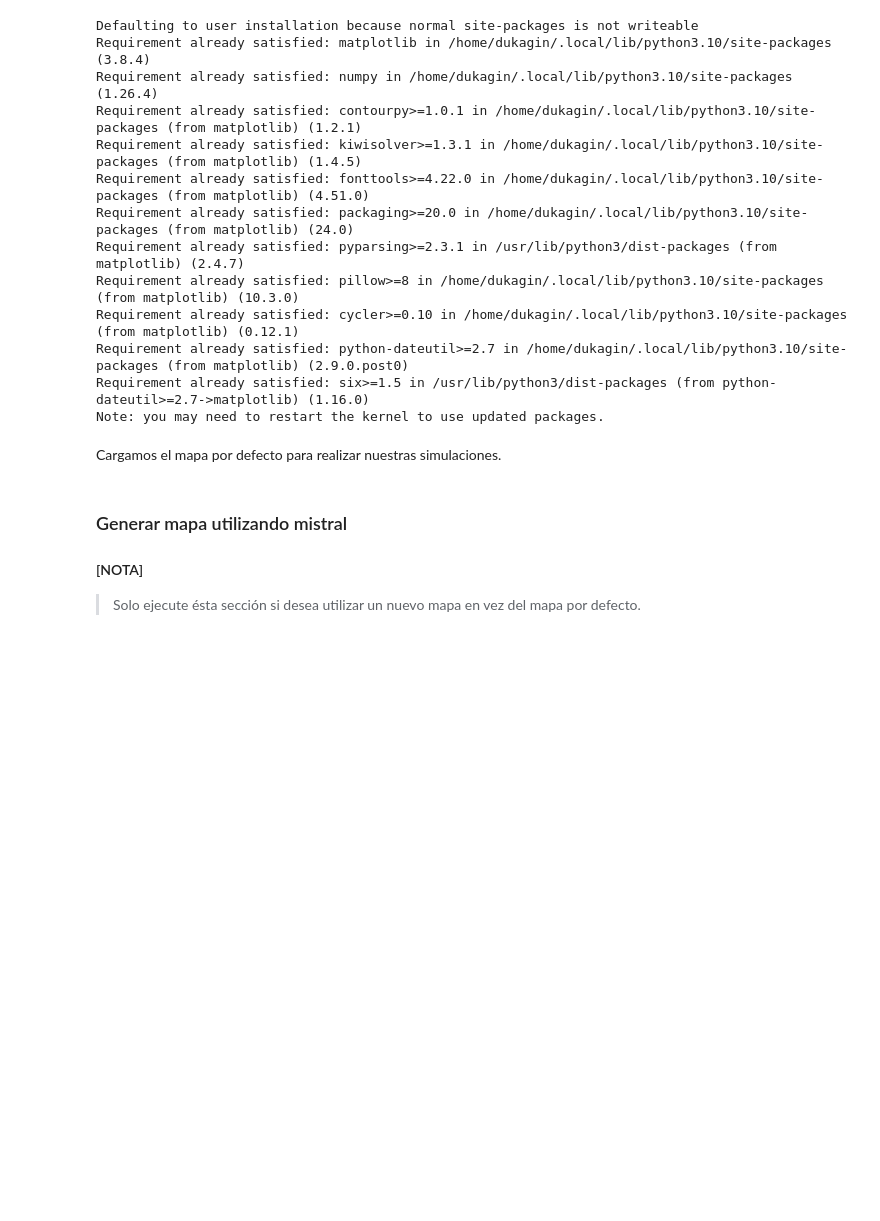
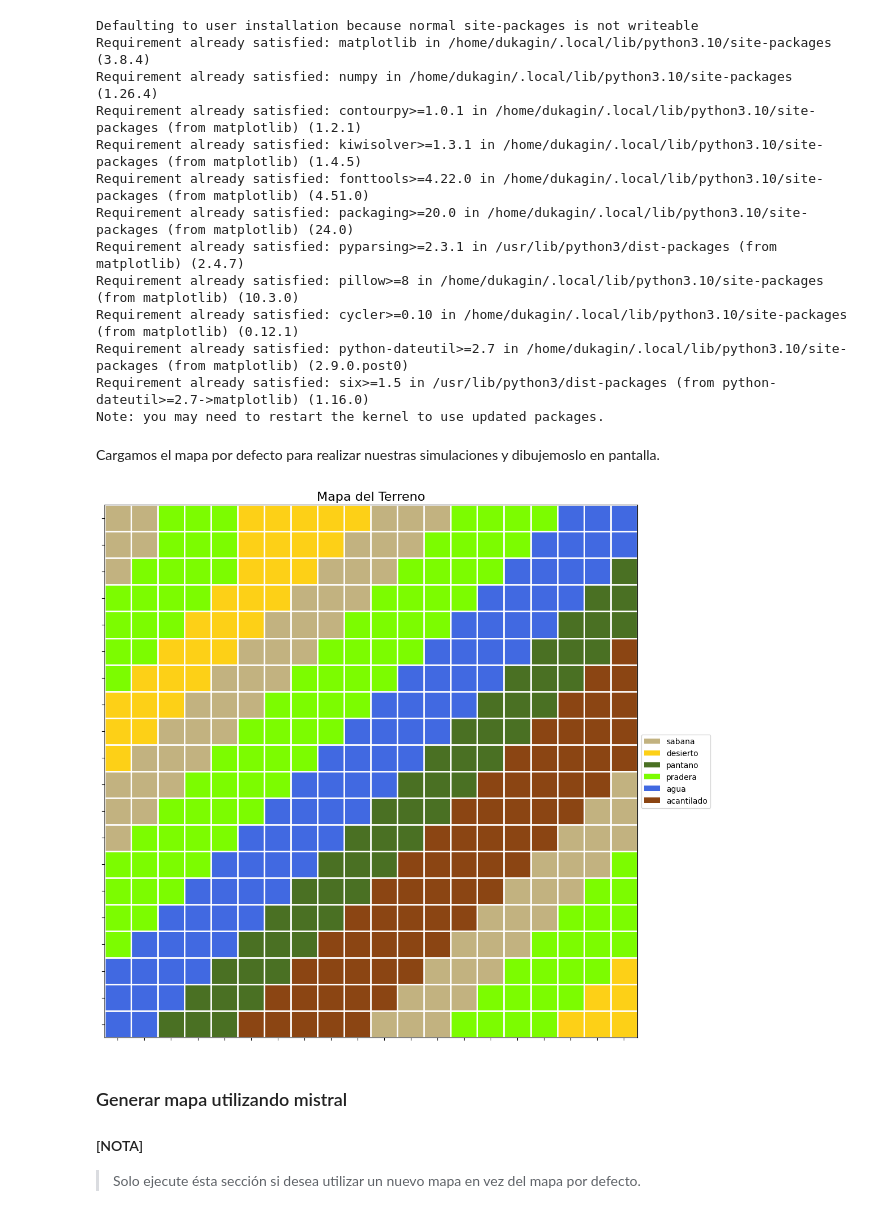
Before and after one commit to danielangelarro/Jurasic-Park, a Jupyter notebook: jurasic-simulation.ipynb, the cells around one changed output. Saved outputs shown, nothing was run; the diff lists cells and outputs as text; code cells hidden in the pictures; blank space fills up the shorter version.

```diff
--- a/jurasic-simulation.ipynb
+++ b/jurasic-simulation.ipynb
@@ -30,8 +31,12 @@ from app.utils.batch_simulate import batch_simulate
 # %% [markdown]
-Cargamos el mapa por defecto para realizar nuestras simulaciones.
+Cargamos el mapa por defecto para realizar nuestras simulaciones y dibujemoslo en pantalla.
 # %%
 with open('app/data/mapa.json', 'r') as file:
     mapa_data = json.load(file)
+# %%
+dibujar_mapa(mapa_data)
+# %% [output]
+[figure, added]
 # %% [markdown]
 ### Generar mapa utilizando mistral
 
```
Also changed, not shown: parts of 1 cell of this notebook, 4 other files.
